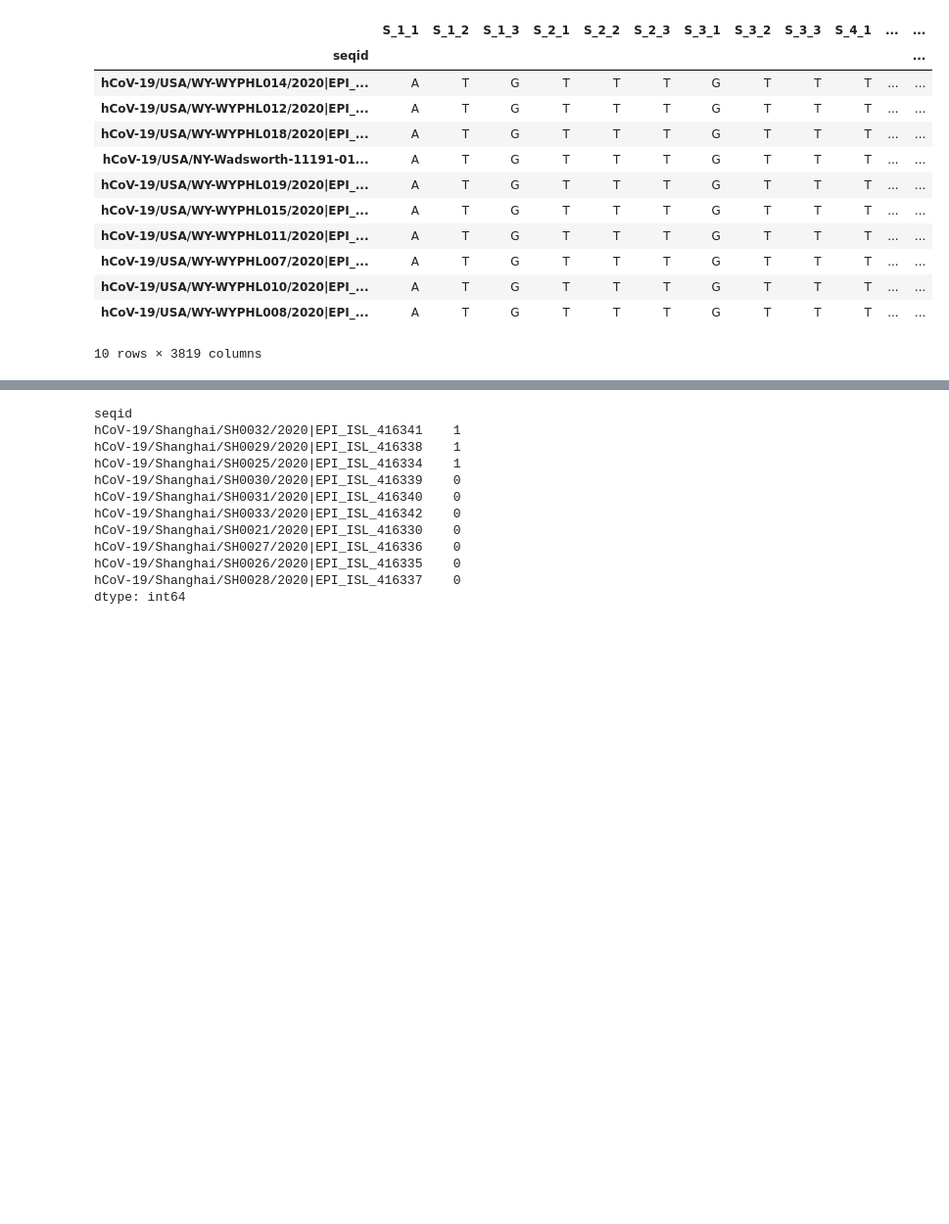
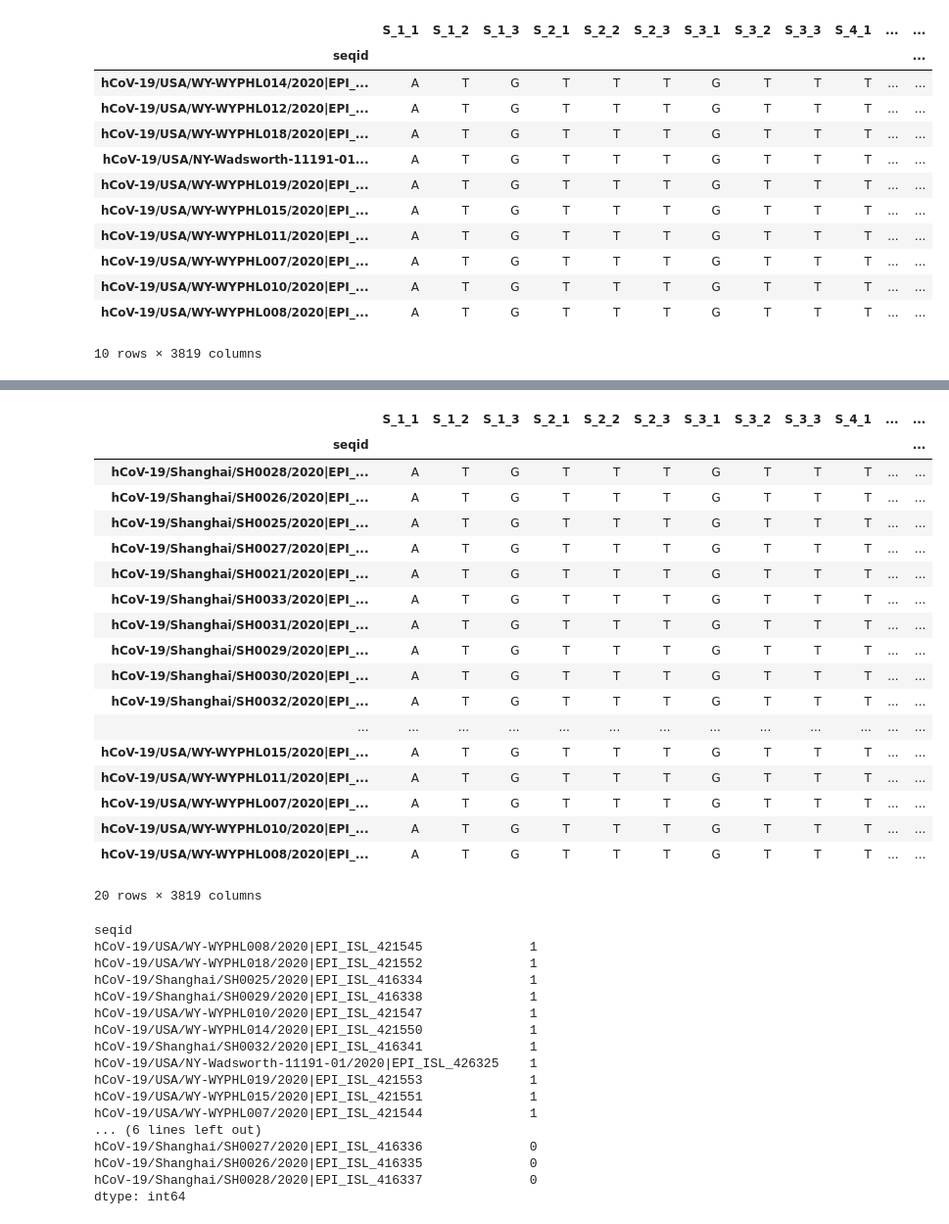
Before and after one commit to sarahkurd/bioinformatics-sample-code, a Jupyter notebook: Project2-Comparing-Phylogeny-of -2-Countries.ipynb, the cells around one changed output, grey strips where cells are left out. Shown: that part at 98% size. Cells and saved outputs as stored; diff of their text form; code cells hidden in the pictures; blank space fills up the shorter version.

```diff
--- a/Project2-Comparing-Phylogeny-of -2-Countries.ipynb
+++ b/Project2-Comparing-Phylogeny-of -2-Countries.ipynb
@@ -126,3 +126,6 @@ China_position_table
 | 8 | hCoV-19/Shanghai/SH0030/2020|EPI_... | A | T | G | T | T | T | G | T | T | ... | ... |
 | 9 | hCoV-19/Shanghai/SH0032/2020|EPI_... | A | T | G | T | T | T | G | T | T | ... | ... |
 10 rows × 3820 columns
+# %%
+vertical_stack = pd.concat([China_position_table, US_position_table], axis=0)
+vertical_stack
@@ -161,6 +199,7 @@ Name: 0, Length: 3819, dtype: object
 # %%
 US_position_table = US_position_table.set_index('seqid')
 China_position_table = China_position_table.set_index('seqid')
+vertical_position_table = vertical_stack.set_index('seqid')
 # %%
 US_position_table
 # %% [output]
@@ -180,3 +235,25 @@ US_position_table
+# %%
+vertical_position_table
+# %% [output]
+|  | S_1_1 | S_1_2 | S_1_3 | S_2_1 | S_2_2 | S_2_3 | S_3_1 | S_3_2 | S_3_3 | S_4_1 | ... | ... |
+| seqid |  |  |  |  |  |  |  |  |  |  |  | ... |
+| hCoV-19/Shanghai/SH0028/2020|EPI_... | A | T | G | T | T | T | G | T | T | T | ... | ... |
+| hCoV-19/Shanghai/SH0026/2020|EPI_... | A | T | G | T | T | T | G | T | T | T | ... | ... |
+| hCoV-19/Shanghai/SH0025/2020|EPI_... | A | T | G | T | T | T | G | T | T | T | ... | ... |
+| hCoV-19/Shanghai/SH0027/2020|EPI_... | A | T | G | T | T | T | G | T | T | T | ... | ... |
+| hCoV-19/Shanghai/SH0021/2020|EPI_... | A | T | G | T | T | T | G | T | T | T | ... | ... |
+| hCoV-19/Shanghai/SH0033/2020|EPI_... | A | T | G | T | T | T | G | T | T | T | ... | ... |
+| hCoV-19/Shanghai/SH0031/2020|EPI_... | A | T | G | T | T | T | G | T | T | T | ... | ... |
+| hCoV-19/Shanghai/SH0029/2020|EPI_... | A | T | G | T | T | T | G | T | T | T | ... | ... |
+| hCoV-19/Shanghai/SH0030/2020|EPI_... | A | T | G | T | T | T | G | T | T | T | ... | ... |
+| hCoV-19/Shanghai/SH0032/2020|EPI_... | A | T | G | T | T | T | G | T | T | T | ... | ... |
+| ... | ... | ... | ... | ... | ... | ... | ... | ... | ... | ... | ... | ... |
+| hCoV-19/USA/WY-WYPHL015/2020|EPI_... | A | T | G | T | T | T | G | T | T | T | ... | ... |
+| hCoV-19/USA/WY-WYPHL011/2020|EPI_... | A | T | G | T | T | T | G | T | T | T | ... | ... |
+| hCoV-19/USA/WY-WYPHL007/2020|EPI_... | A | T | G | T | T | T | G | T | T | T | ... | ... |
+| hCoV-19/USA/WY-WYPHL010/2020|EPI_... | A | T | G | T | T | T | G | T | T | T | ... | ... |
+| hCoV-19/USA/WY-WYPHL008/2020|EPI_... | A | T | G | T | T | T | G | T | T | T | ... | ... |
+20 rows × 3819 columns
 # %%
 US_distance_from_concensus_seq = US_position_table.apply(lambda row: sum(row != US_concensus_seq),axis=1)
 US_distance_from_concensus_seq_sorted = US_distance_from_concensus_seq.sort_values(ascending=False)
@@ -185,18 +262,27 @@ US_distance_from_concensus_seq_sorted
 China_distance_from_concensus_seq = China_position_table.apply(lambda row: sum(row != China_concensus_seq),axis=1)
 China_distance_from_concensus_seq_sorted = China_distance_from_concensus_seq.sort_values(ascending=False)
 China_distance_from_concensus_seq_sorted
+
+vertical_distance_from_concensus_seq = vertical_position_table.apply(lambda row: sum(row != vertical_concensus_seq),axis=1)
+vertical_distance_from_concensus_seq_sorted = vertical_distance_from_concensus_seq.sort_values(ascending=False)
+vertical_distance_from_concensus_seq_sorted
 # %% [output]
 seqid
-hCoV-19/Shanghai/SH0032/2020|EPI_ISL_416341    1
-hCoV-19/Shanghai/SH0029/2020|EPI_ISL_416338    1
-hCoV-19/Shanghai/SH0025/2020|EPI_ISL_416334    1
-hCoV-19/Shanghai/SH0030/2020|EPI_ISL_416339    0
-hCoV-19/Shanghai/SH0031/2020|EPI_ISL_416340    0
-hCoV-19/Shanghai/SH0033/2020|EPI_ISL_416342    0
-hCoV-19/Shanghai/SH0021/2020|EPI_ISL_416330    0
-hCoV-19/Shanghai/SH0027/2020|EPI_ISL_416336    0
-hCoV-19/Shanghai/SH0026/2020|EPI_ISL_416335    0
-hCoV-19/Shanghai/SH0028/2020|EPI_ISL_416337    0
+hCoV-19/USA/WY-WYPHL008/2020|EPI_ISL_421545              1
+hCoV-19/USA/WY-WYPHL018/2020|EPI_ISL_421552              1
+hCoV-19/Shanghai/SH0025/2020|EPI_ISL_416334              1
+hCoV-19/Shanghai/SH0029/2020|EPI_ISL_416338              1
+hCoV-19/USA/WY-WYPHL010/2020|EPI_ISL_421547              1
+hCoV-19/USA/WY-WYPHL014/2020|EPI_ISL_421550              1
+hCoV-19/Shanghai/SH0032/2020|EPI_ISL_416341              1
+hCoV-19/USA/NY-Wadsworth-11191-01/2020|EPI_ISL_426325    1
+hCoV-19/USA/WY-WYPHL019/2020|EPI_ISL_421553              1
+hCoV-19/USA/WY-WYPHL015/2020|EPI_ISL_421551              1
+hCoV-19/USA/WY-WYPHL007/2020|EPI_ISL_421544              1
+... (6 lines left out)
+hCoV-19/Shanghai/SH0027/2020|EPI_ISL_416336              0
+hCoV-19/Shanghai/SH0026/2020|EPI_ISL_416335              0
+hCoV-19/Shanghai/SH0028/2020|EPI_ISL_416337              0
 dtype: int64
 # %%
 US_subset_seqs = US_distance_from_concensus_seq_sorted.index
```
Also changed, not shown: parts of 8 cells of this notebook.
